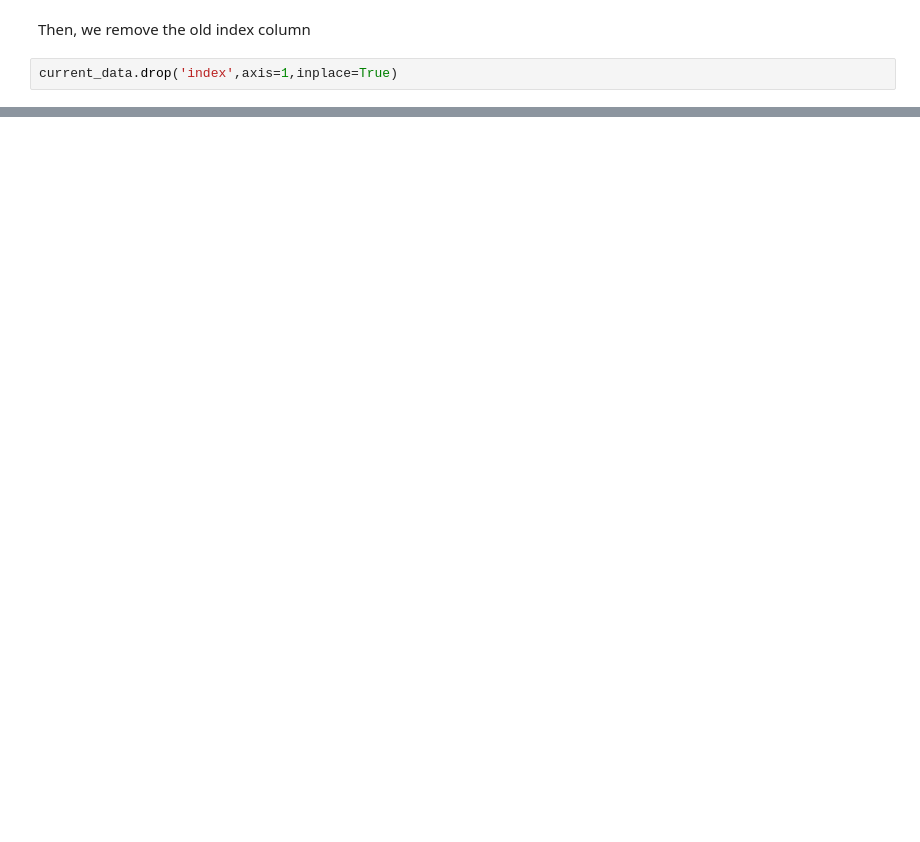
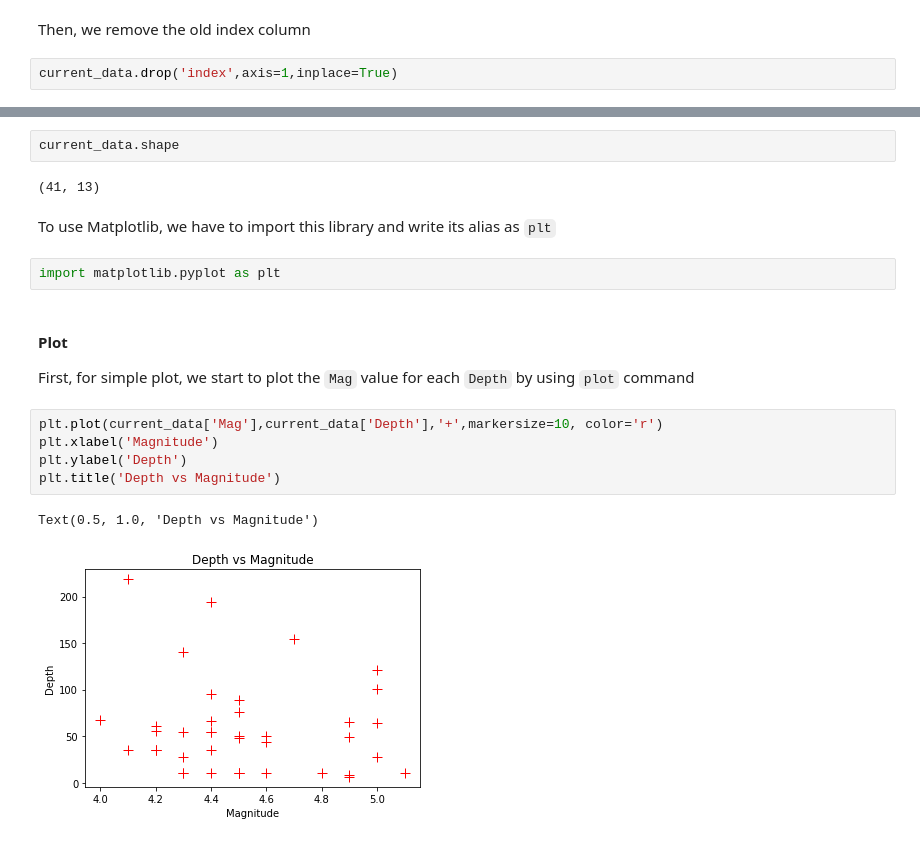
Before and after one commit to auliakhalqillah/Introduction-to-Python, a Jupyter notebook: py_tutorial.ipynb, the cells around one changed output, grey strips where cells are left out. Drawn from its saved outputs; the diff is of its cells as text; blank space fills up the shorter version.

```diff
--- a/py_tutorial.ipynb
+++ b/py_tutorial.ipynb
@@ -729,0 +783,20 @@ current_data.head()
+# %%
+current_data.shape
+# %% [output]
+(41, 13)
+# %% [markdown]
+To use Matplotlib, we have to import this library and write its alias as `plt`
+# %%
+import matplotlib.pyplot as plt
+# %% [markdown]
+#### Plot
+
+First, for simple plot, we start to plot the `Mag` value for each `Depth` by using `plot` command
+# %%
+plt.plot(current_data['Mag'],current_data['Depth'],'+',markersize=10, color='r')
+plt.xlabel('Magnitude')
+plt.ylabel('Depth')
+plt.title('Depth vs Magnitude')
+# %% [output]
+Text(0.5, 1.0, 'Depth vs Magnitude')
+[figure, added]
```
Also changed, not shown: parts of 107 cells of this notebook.
